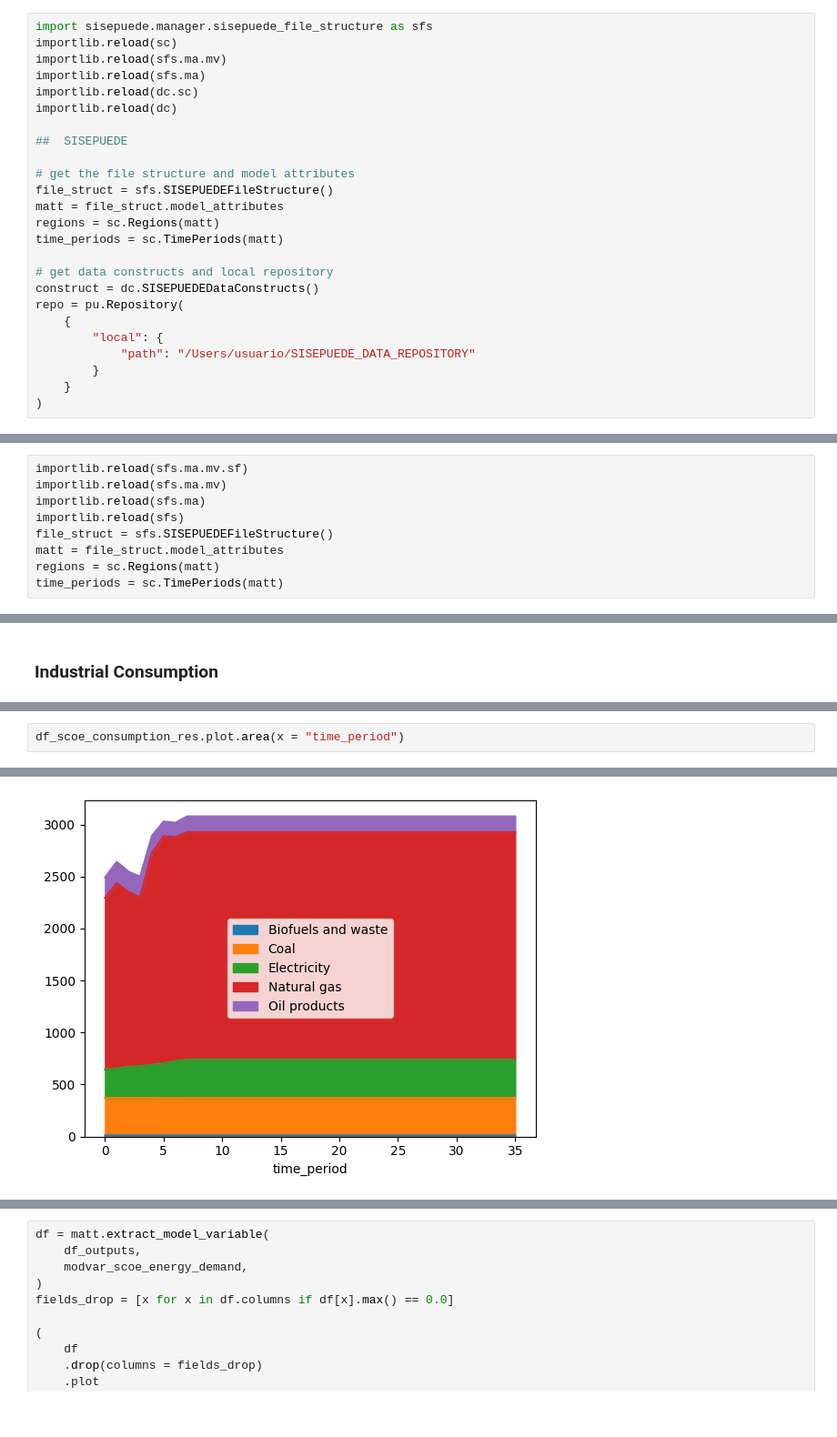
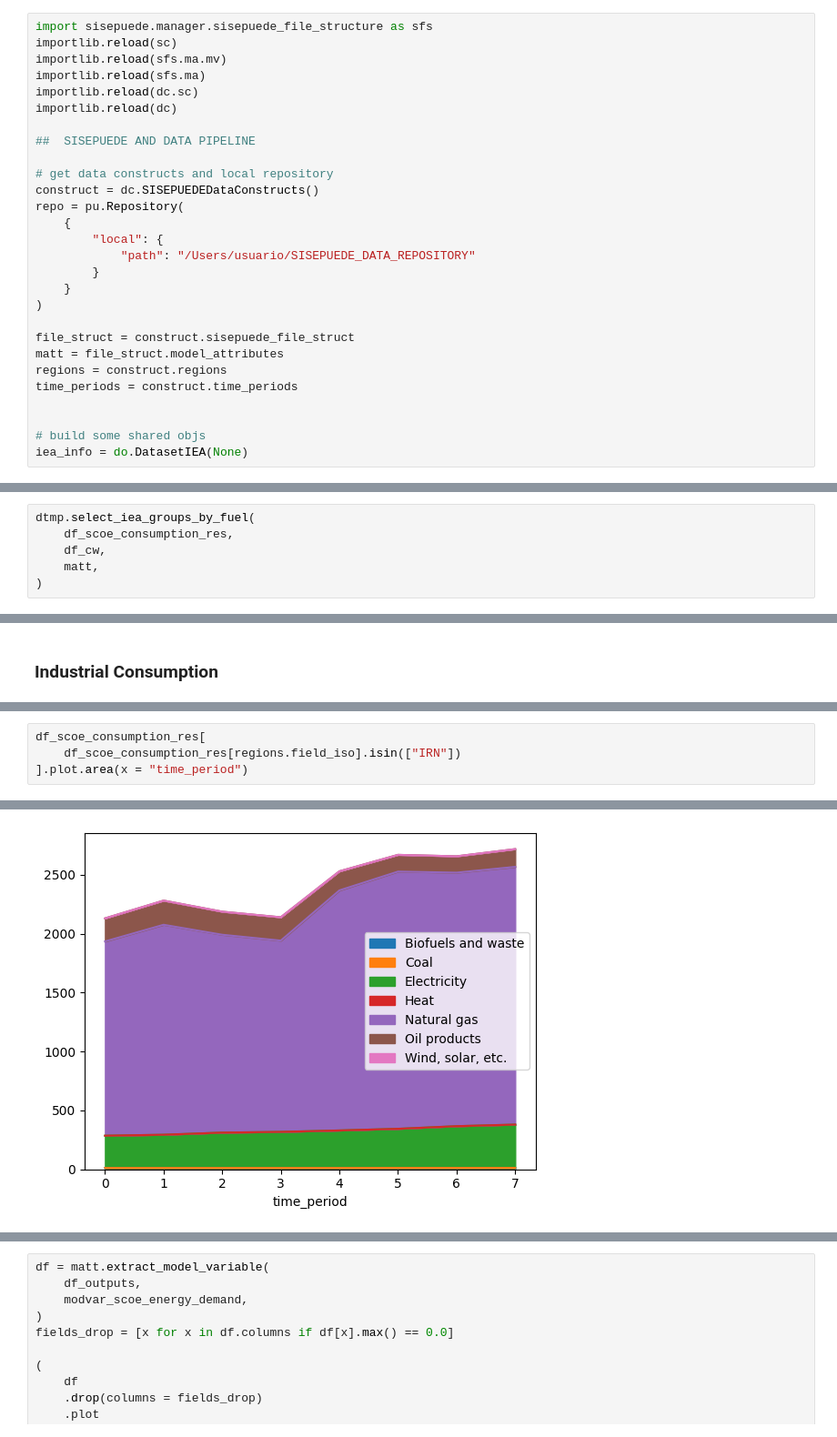
Before and after one commit to jcsyme/sisepuede_region_nbs, a Jupyter notebook: iran/iran_data_modifications.ipynb, the cells around one changed output, grey strips where cells are left out. Shown at 91% size. Cells and saved outputs as stored; diff of their text form.

Commit message:
updated a number of components to transformations and data

```diff
--- a/iran/iran_data_modifications.ipynb
+++ b/iran/iran_data_modifications.ipynb
@@ -48,13 +45,7 @@ importlib.reload(sfs.ma)
 importlib.reload(dc.sc)
 importlib.reload(dc)
 
-##  SISEPUEDE
-
-# get the file structure and model attributes
-file_struct = sfs.SISEPUEDEFileStructure()
-matt = file_struct.model_attributes
-regions = sc.Regions(matt)
-time_periods = sc.TimePeriods(matt)
+##  SISEPUEDE AND DATA PIPELINE
 
 # get data constructs and local repository
 construct = dc.SISEPUEDEDataConstructs()
@@ -65,6 +56,15 @@ repo = pu.Repository(
         }
     }
 )
+
+file_struct = construct.sisepuede_file_struct
+matt = file_struct.model_attributes
+regions = construct.regions
+time_periods = construct.time_periods
+
+
+# build some shared objs
+iea_info = do.DatasetIEA(None)
 # %% [markdown]
 ##  Setup files and Inputs Reader, used to read in IEA directories
 # %%
@@ -658,9 +397,6 @@ df_cw
 # %%
-importlib.reload(sfs.ma.mv.sf)
-importlib.reload(sfs.ma.mv)
-importlib.reload(sfs.ma)
-importlib.reload(sfs)
-file_struct = sfs.SISEPUEDEFileStructure()
-matt = file_struct.model_attributes
-regions = sc.Regions(matt)
-time_periods = sc.TimePeriods(matt)
+dtmp.select_iea_groups_by_fuel(
+    df_scoe_consumption_res,
+    df_cw,
+    matt,
+)
@@ -913,5 +888,7 @@ df_scoe_consumption_res = dict_df_scoe_consumptions.get(key_res)
 # %%
-df_scoe_consumption_res.plot.area(x = "time_period")
+df_scoe_consumption_res[
+    df_scoe_consumption_res[regions.field_iso].isin(["IRN"])
+].plot.area(x = "time_period")
 # %% [output]
 <Axes: xlabel='time_period'>
-[figure, old version]
+[figure, new version]
```
Also changed, not shown: parts of 65 cells of this notebook, 21 other files.
